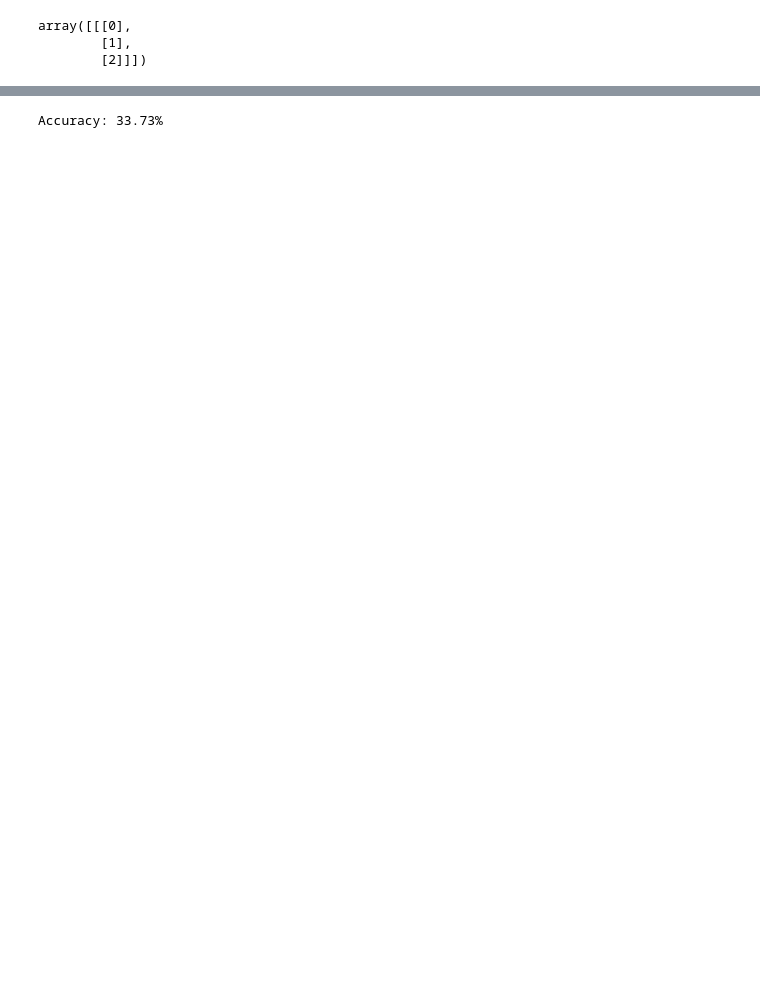
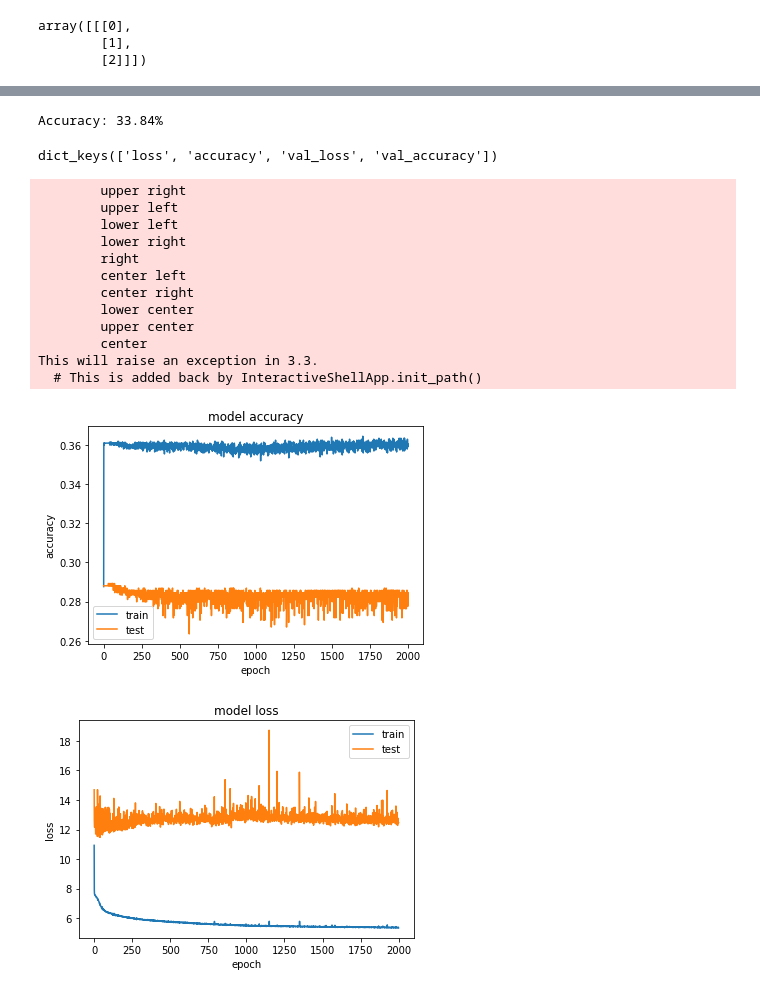
Before and after one commit to SEAL-UnSeen/202270-010-Team-The-Chargers-Project-Development--, a Jupyter notebook: keras_Sequential.ipynb, the cells around one changed output, grey strips where cells are left out. Saved outputs shown, nothing was run; the diff lists cells and outputs as text; code cells hidden in the pictures; blank space fills up the shorter version.

```diff
--- a/keras_Sequential.ipynb
+++ b/keras_Sequential.ipynb
@@ -74,8 +74,11 @@ from tensorflow.keras import layers
 Colab only includes TensorFlow 2.x; %tensorflow_version has no effect.
 # %%
 model = tf.keras.Sequential()
-model.add(layers.LSTM(50, activation='relu', input_shape=(n_steps, n_features)))
+model.add(layers.LSTM(128, activation='relu', input_shape=(n_steps, n_features)))
 model.add(layers.Dense(1))
+#model.add(layers.Dense(12, input_dim=8, activation='relu'))
+#model.add(layers.Dense(8, activation='relu'))
+#model.add(layers.Dense(1, activation='sigmoid'))#add more layers will help
 # %%
 model.layers
 # %% [output]
@@ -98,7 +101,12 @@ Trainable params: 10,451
 Non-trainable params: 0
 _________________________________________________________________
 # %%
-model.compile(optimizer=tf.keras.optimizers.Adam(0.01), loss=tf.keras.losses.MeanSquaredError(), metrics=['accuracy'])
+model.compile(optimizer=tf.keras.optimizers.Adam(0.001, 0.09), loss=tf.keras.losses.MeanSquaredError(), metrics=['accuracy'])
+
+#learning rate 0.001
+#Adding momentum , .09
+
+#epoch 2000
 # %%
-model.fit(X, y, epochs=200, verbose=1)
+history = model.fit(X, y, validation_split=0.30, epochs=2000, verbose=1)
 # %% [output]
@@ -139,4 +146,41 @@ print(predictNextNumber)
 scores = model.evaluate(X, y, verbose=0)
 print("Accuracy: %.2f%%" % (scores[1]*100))
 # %% [output]
-Accuracy: 33.73%
+Accuracy: 33.84%
+# %%
+import matplotlib.pyplot as plt
+import numpy as np
+# list all data in history
+print(history.history.keys())
+# summarize history for accuracy
+plt.plot(history.history['accuracy'])
+plt.plot(history.history['val_accuracy'])
+plt.title('model accuracy')
+plt.ylabel('accuracy')
+plt.xlabel('epoch')
+plt.legend(['train', 'test'], loc='middle right')
+plt.show()
+# summarize history for loss
+plt.plot(history.history['loss'])
+plt.plot(history.history['val_loss'])
+plt.title('model loss')
+plt.ylabel('loss')
+plt.xlabel('epoch')
+plt.legend(['train', 'test'], loc='upper right')
+plt.show()
+# %% [output]
+dict_keys(['loss', 'accuracy', 'val_loss', 'val_accuracy'])
+        upper right
+        upper left
+        lower left
+        lower right
+        right
+        center left
+        center right
+        lower center
+        upper center
+        center
+This will raise an exception in 3.3.
+  # This is added back by InteractiveShellApp.init_path()
+[figure, added]
+[figure, added]
```
Also changed, not shown: parts of 3 cells of this notebook.
